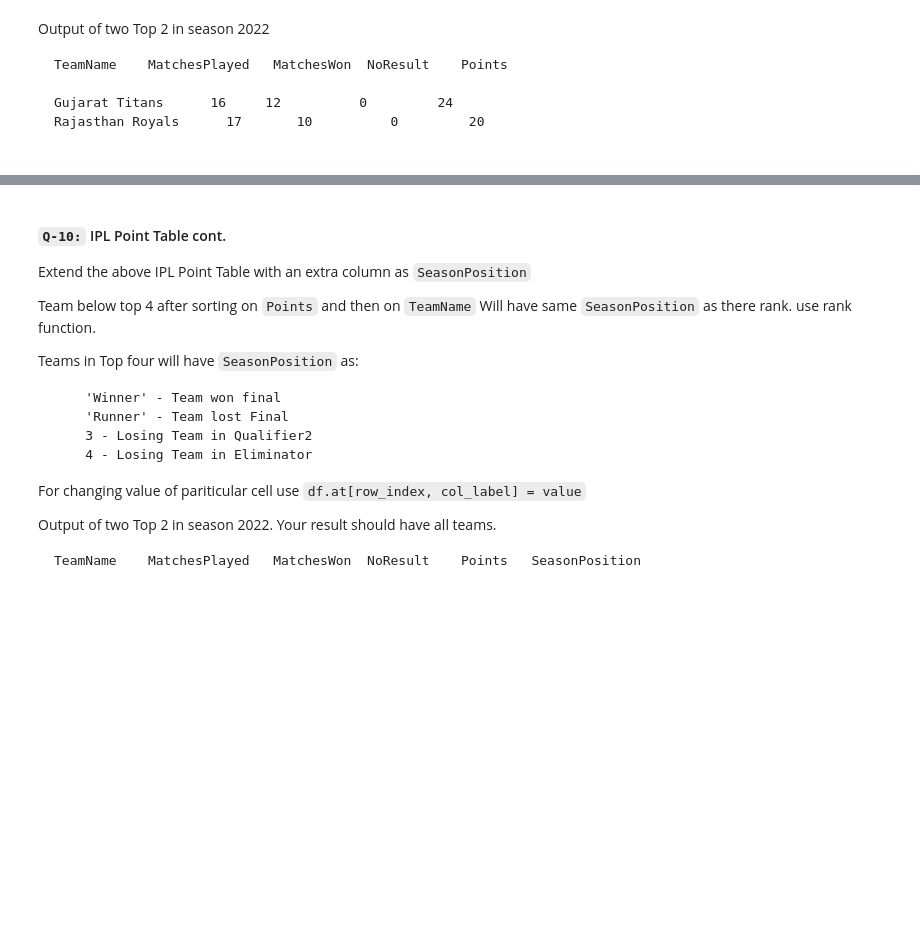
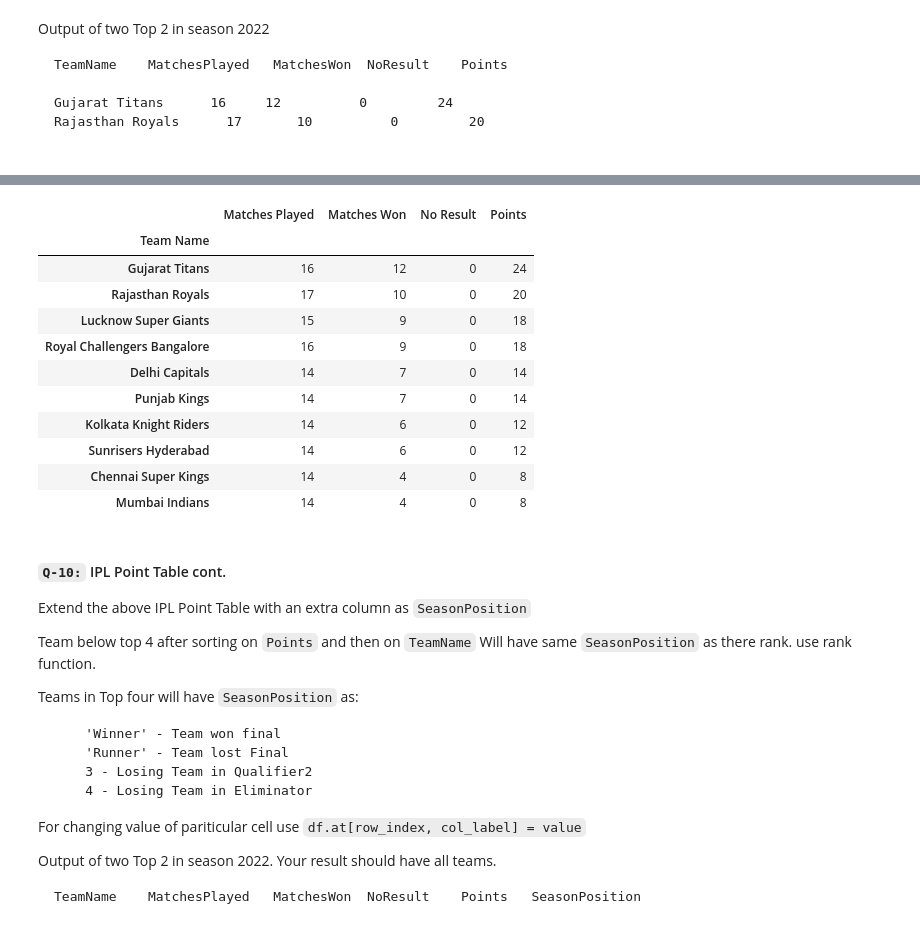
Before and after one commit to Sonalikasingh17/Python_Revision, a Jupyter notebook: Task_18.ipynb, the cells around one changed output, grey strips where cells are left out. Saved outputs shown, nothing was run; the diff lists cells and outputs as text; code cells hidden in the pictures; blank space fills up the shorter version.

```diff
--- a/Task_18.ipynb
+++ b/Task_18.ipynb
@@ -395,3 +578,38 @@ Rajasthan Royals	  17	   10	       0	     20
+# %%
+#Another Polished Approach
+
+def point_table(df, season):
+    df = df[df.Season == season]
+
+    teams = df.Team1.unique()
+    data = []
+
+    for team in teams:
+        played = matches_played(df, team)
+        won = matches_won(df, team)
+        no_result = matches_no_result(df, team)
+        points = won * 2 + no_result
+        data.append([team, played, won, no_result, points])
+
+    new_df = pd.DataFrame(data, columns=["Team Name", "Matches Played", "Matches Won", "No Result", "Points"])
+    new_df.sort_values(by=["Points", "Team Name"], ascending=[False, True], inplace=True)
+    new_df.set_index("Team Name", inplace=True)
+    return new_df
+
+point_table(matches, "2022")
+# %% [output]
+|  | Matches Played | Matches Won | No Result | Points |
+| Team Name |  |  |  |  |
+| Gujarat Titans | 16 | 12 | 0 | 24 |
+| Rajasthan Royals | 17 | 10 | 0 | 20 |
+| Lucknow Super Giants | 15 | 9 | 0 | 18 |
+| Royal Challengers Bangalore | 16 | 9 | 0 | 18 |
+| Delhi Capitals | 14 | 7 | 0 | 14 |
+| Punjab Kings | 14 | 7 | 0 | 14 |
+| Kolkata Knight Riders | 14 | 6 | 0 | 12 |
+| Sunrisers Hyderabad | 14 | 6 | 0 | 12 |
+| Chennai Super Kings | 14 | 4 | 0 | 8 |
+| Mumbai Indians | 14 | 4 | 0 | 8 |
 # %% [markdown]
 #### `Q-10:` IPL Point Table cont.
 Extend the above IPL Point Table with an extra column as `SeasonPosition`
```
Also changed, not shown: parts of 13 cells of this notebook.
